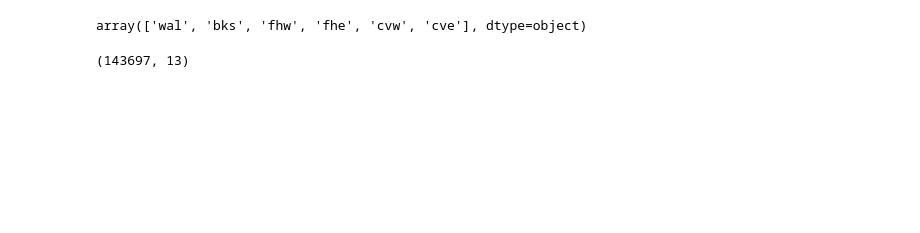
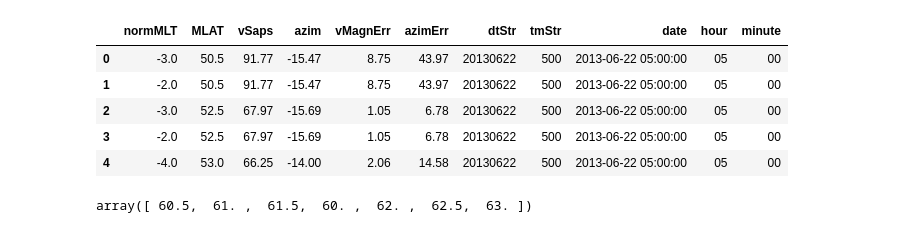
Before and after one commit to bharatreddy/vap-analys, a Jupyter notebook: ipy/lshell_june22.ipynb, the cells around one changed output. Saved outputs shown, nothing was run; the diff lists cells and outputs as text; code cells hidden in the pictures; blank space fills up the shorter version.

```diff
--- a/ipy/lshell_june22.ipynb
+++ b/ipy/lshell_june22.ipynb
@@ -54,9 +0,0 @@ selRadPair = [ "cve", "cvw" ]
-# %%
-
-velsDataDF["radCode"].unique()
-# %% [output]
-array(['wal', 'bks', 'fhw', 'fhe', 'cvw', 'cve'], dtype=object)
-# %%
-velsDataDF.shape
-# %% [output]
-(143697, 13)
@@ -62,0 +12,69 @@ velsDataDF.shape
+# %%
+# setup some cutoff values we'll use in the analysis
+velCutoffUpper = 2000.
+velCutoffLower = 0.
+numPointsCutoffMLTMLAT = 250
+mlatCutOffUpper = 70.
+# %%
+#### In this block we load Velocity data ####
+#### In this block we load Velocity data ####
+#### In this block we load Velocity data ####
+# a helper function to convert seperate date
+# and time strings to datetime objects
+def convert_to_datetime(row):
+        # Given a datestr and a time string convert to a python datetime obj.
+        import datetime
+        datecolName="dtStr"
+        timeColName="tmStr"
+        currDateStr = str( int( row[datecolName] ) )
+    #     return currDateStr
+        if row[timeColName] < 10:
+            currTimeStr = "000" + str( int( row[timeColName] ) )
+        elif row[timeColName] < 100:
+            currTimeStr = "00" + str( int( row[timeColName] ) )
+        elif row[timeColName] < 1000:
+            currTimeStr = "0" + str( int( row[timeColName] ) )
+        else:
+            currTimeStr = str( int( row[timeColName] ) )
+        return datetime.datetime.strptime( currDateStr\
+                        + ":" + currTimeStr, "%Y%m%d:%H%M" )
+
+fitVelFile = "../data/fitted_vels_jun22.txt"
+inpColNames = ["normMLT", "MLAT", "vSaps", "azim",\
+                     "vMagnErr", "azimErr", "dtStr", "tmStr"]
+velsDataDF = pandas.read_csv(fitVelFile, sep=' ',\
+                             header=None, names=inpColNames)
+velsDataDF["date"] = velsDataDF.apply( convert_to_datetime, axis=1 )
+velsDataDF["dtStr"] = velsDataDF["dtStr"].astype("str")
+# Discard unwanted values
+# We'll only consider those velocities
+# which lie between 0 and 2500 m/s
+# and located below 70 MLAT
+velsDataDF = velsDataDF[ (velsDataDF["vSaps"] > velCutoffLower) \
+                        & (velsDataDF["vSaps"] < velCutoffUpper)\
+                       ].reset_index(drop=True)
+velsDataDF = velsDataDF[ velsDataDF["MLAT"] < mlatCutOffUpper ].reset_index(drop=True)
+velsDataDF["hour"] = velsDataDF["date"].apply(lambda x: x.strftime('%H'))
+velsDataDF["minute"] = velsDataDF["date"].apply(lambda x: x.strftime('%M'))
+velsDataDF.head()
+#### In this block we load Velocity data ####
+#### In this block we load Velocity data ####
+#### In this block we load Velocity data ####
+# %% [output]
+|  | normMLT | MLAT | vSaps | azim | vMagnErr | azimErr | dtStr | tmStr | date | hour | minute |
+| 0 | -3.0 | 50.5 | 91.77 | -15.47 | 8.75 | 43.97 | 20130622 | 500 | 2013-06-22 05:00:00 | 05 | 00 |
+| 1 | -2.0 | 50.5 | 91.77 | -15.47 | 8.75 | 43.97 | 20130622 | 500 | 2013-06-22 05:00:00 | 05 | 00 |
+| 2 | -3.0 | 52.5 | 67.97 | -15.69 | 1.05 | 6.78 | 20130622 | 500 | 2013-06-22 05:00:00 | 05 | 00 |
+| 3 | -2.0 | 52.5 | 67.97 | -15.69 | 1.05 | 6.78 | 20130622 | 500 | 2013-06-22 05:00:00 | 05 | 00 |
+| 4 | -4.0 | 53.0 | 66.25 | -14.00 | 2.06 | 14.58 | 20130622 | 500 | 2013-06-22 05:00:00 | 05 | 00 |
+# %%
+# RBSP A was near 23 MLT for some time and near 0 MLT for the remaining
+# Only limit the velocities to the mlts
+velsDataDF23 = velsDataDF[ velsDataDF["normMLT"] == -1. ].reset_index(drop=True)
+velsDataDF23 = velsDataDF23[ (velsDataDF23["MLAT"] >= 60.) & (velsDataDF23["MLAT"] <= 63.) ]
+velsDataDF0 = velsDataDF[ velsDataDF["normMLT"] == 0. ].reset_index(drop=True)
+velsDataDF0 = velsDataDF0[ (velsDataDF0["MLAT"] >= 60.) & (velsDataDF0["MLAT"] <= 63.) ]
+
+velsDataDF23["MLAT"].unique()
+# %% [output]
+array([ 60.5,  61. ,  61.5,  60. ,  62. ,  62.5,  63. ])
```
Also changed, not shown: parts of 8 cells of this notebook, 2 other files.
